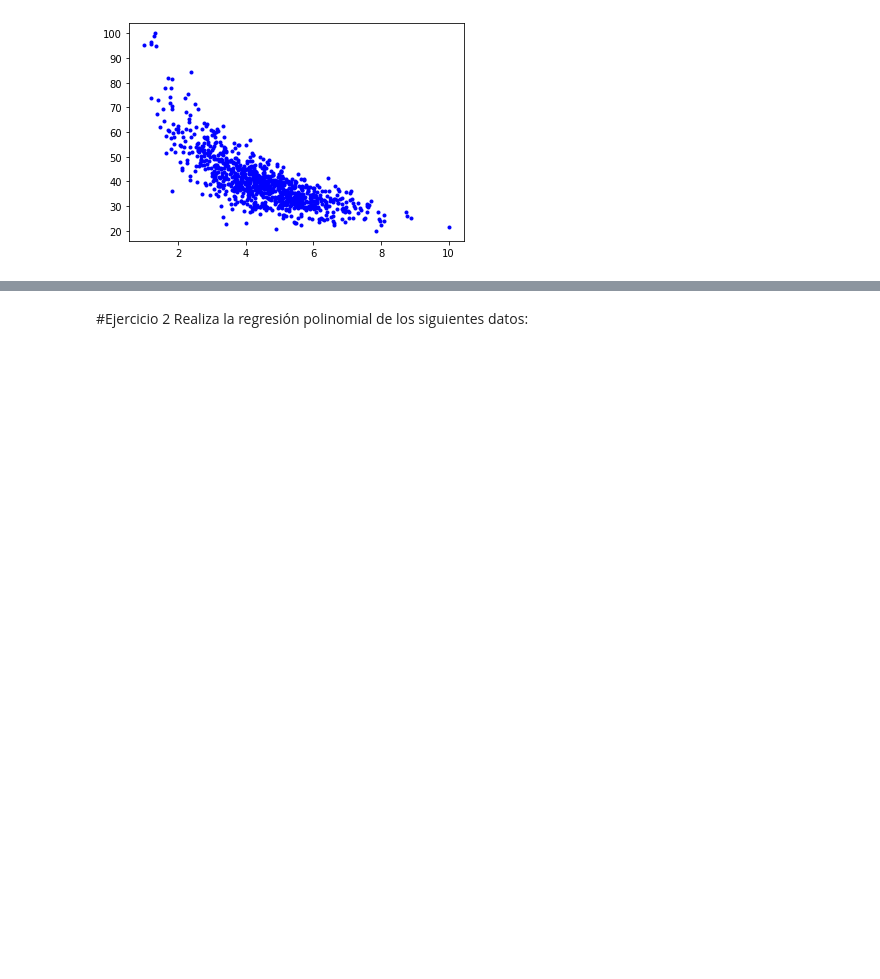
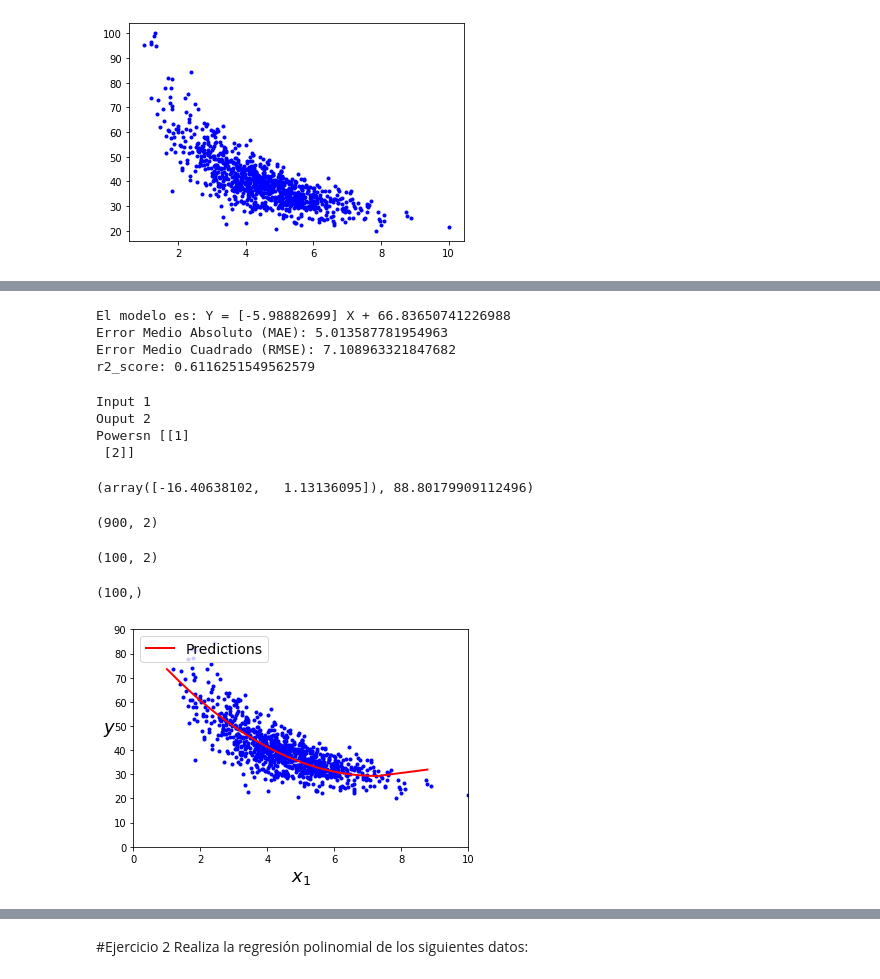
Before and after one commit to PosgradoMNA/Actividades_de_Aprendizaje_A01793670_BryanAlvaradoCruz, a Jupyter notebook: A01793670_Actividad_Semanal_7_Regresiones.ipynb, the cells around one changed output, grey strips where cells are left out. Saved outputs shown, nothing was run; the diff lists cells and outputs as text; code cells hidden in the pictures; blank space fills up the shorter version.

```diff
--- a/A01793670_Actividad_Semanal_7_Regresiones.ipynb
+++ b/A01793670_Actividad_Semanal_7_Regresiones.ipynb
@@ -314,0 +353,72 @@ plt.plot(X,y,'b.')
+# %%
+#la ecuacion
+linear_reg.coef_, linear_reg.intercept_
+
+#$\hat{y} = -5.98X + 66.83
+#La descripcion de la ecuaci[on]
+print('El modelo es: Y =', linear_reg.coef_,'X +', linear_reg.intercept_)
+
+mae_regresion_lineal_simple = metrics.mean_absolute_error(y_test,y_para_regresion)
+lista_para_mae.append(mae_regresion_lineal_simple) #Ojo con los corchetes y los parentesis, en el ppend debe de ser con parentesis, pero en la deficnion es con corchetes para no hacer tuplas,
+r2_regresion_lineal_simple = r2_score(y_test,y_para_regresion)
+lista_para_r2.append(r2_regresion_lineal_simple)
+
+# los errores
+print('Error Medio Absoluto (MAE):', metrics.mean_absolute_error(y_test,y_para_regresion))
+print('Error Medio Cuadrado (RMSE):', np.sqrt(metrics.mean_squared_error(y_test, y_para_regresion)))
+
+#la r cuadrada
+print('r2_score:', r2_score(y_test,y_para_regresion))
+# %% [output]
+El modelo es: Y = [-5.98882699] X + 66.83650741226988
+Error Medio Absoluto (MAE): 5.013587781954963
+Error Medio Cuadrado (RMSE): 7.108963321847682
+r2_score: 0.6116251549562579
+# %%
+#polinomial
+caracteristicas_para_poly = PolynomialFeatures(degree=2, include_bias=False)
+
+X_polinomial = caracteristicas_para_poly.fit_transform(X_train)
+print("Input",caracteristicas_para_poly.n_input_features_)
+print("Ouput",caracteristicas_para_poly.n_output_features_)
+print("Powersn",caracteristicas_para_poly.powers_)
+
+regresion_lineal_poli = LinearRegression(fit_intercept=True)
+regresion_lineal_poli.fit(X_polinomial, y_train)
+regresion_lineal_poli.coef_, regresion_lineal_poli.intercept_
+# %% [output]
+Input 1
+Ouput 2
+Powersn [[1]
+ [2]]
+(array([-16.40638102,   1.13136095]), 88.80179909112496)
+# %%
+X_polinomial.shape
+# %% [output]
+(900, 2)
+# %%
+X_polinomial_test = caracteristicas_para_poly.fit_transform(X_test)
+X_polinomial_test.shape
+# %% [output]
+(100, 2)
+# %%
+y_con_regresion_poli = regresion_lineal_poli.predict(X_polinomial_test)
+y_con_regresion_poli.shape
+# %% [output]
+(100,)
+# %%
+order = np.argsort(X_test.values.ravel())
+
+sortedXPoly = X_test.values.ravel()[order]
+sortedYPoly = y_test.values.ravel()[order]
+sorted_predicPoly = y_con_regresion_poli[order]
+
+#plt.plot(X_test, y_test, "b.") #Estamos ploteando sobre datos de prueba, pero tambien podemos sobre los de entrenamiento
+plt.plot(X, y, "b.")  #Aqui es para que veamos mas a detalle la linea de regresion, todo es cuestion de perspectiva
+plt.plot(sortedXPoly, sorted_predicPoly, "r-", linewidth=2, label="Predictions")
+plt.xlabel("$x_1$", fontsize=18)
+plt.ylabel("$y$", rotation=0, fontsize=18)
+plt.legend(loc="upper left", fontsize=14)
+plt.axis([0, 10, 0, 90]);
+# %% [output]
+[figure, added]
```
Also changed, not shown: parts of 22 cells of this notebook.
